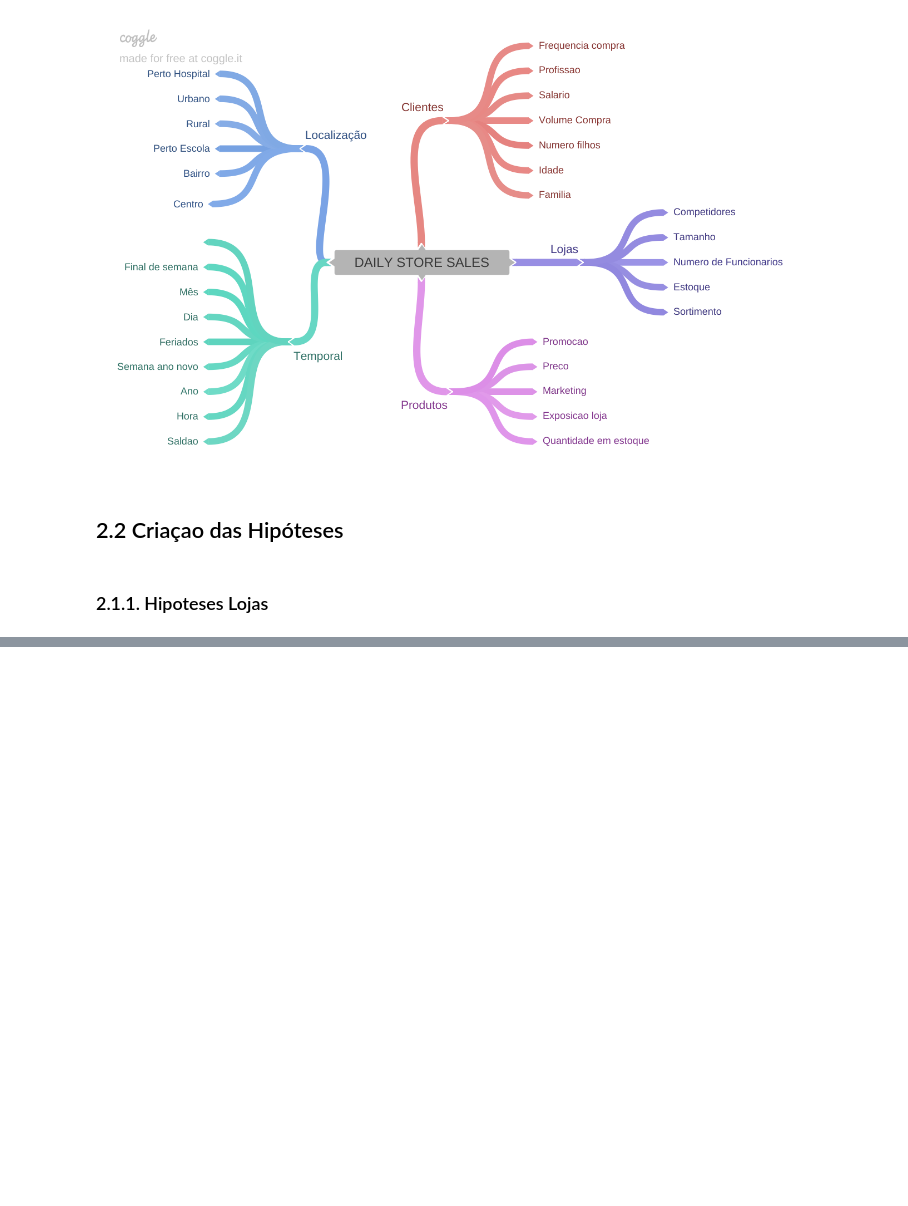
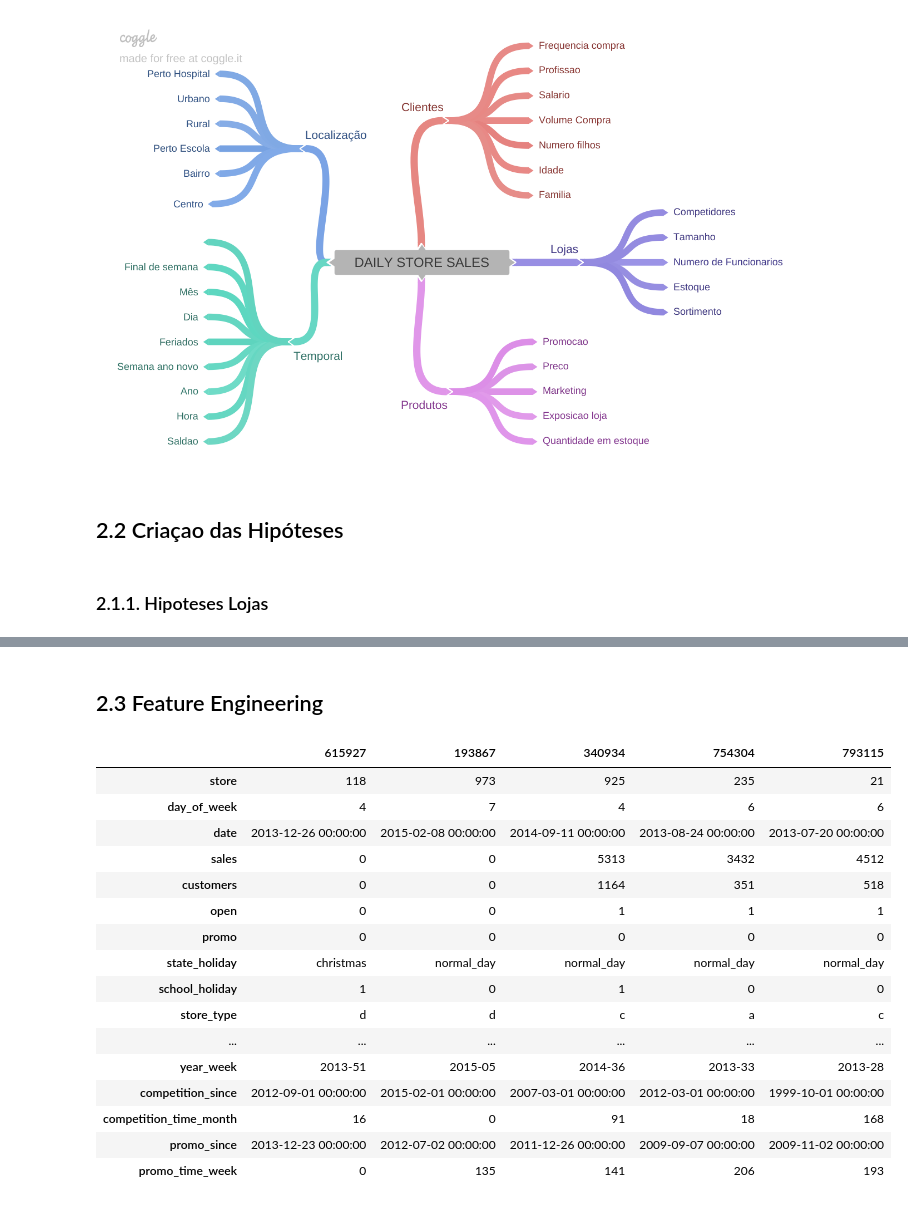
Before and after one commit to VanderCaneppelle/Rossmann-Sales-Forecast, a Jupyter notebook: m03_v1_store_sales_prediction.ipynb, the cells around one changed output, grey strips where cells are left out. Saved outputs shown, nothing was run; the diff lists cells and outputs as text; code cells hidden in the pictures; blank space fills up the shorter version.

```diff
--- a/m03_v1_store_sales_prediction.ipynb
+++ b/m03_v1_store_sales_prediction.ipynb
@@ -208,6 +208,8 @@ sns.boxplot(x='assortment' , y='sales' ,data=aux1 )
 [figure]
 # %% [markdown]
 # 2.0. PASSO 2 - FEATURE ENGINEERING
+# %%
+df2= df1.copy()
 # %% [markdown]
 ## 2.1 Mapa mental de Hipóteses
 # %%
@@ -224,0 +295,54 @@ Image('img\MindMapHypotesis.png')
+# %% [markdown]
+## 2.3 Feature Engineering
+# %%
+# year
+df2['year'] = df2['date'].dt.year
+# month
+df2['month'] = df2['date'].dt.month
+
+# day
+df2['day'] = df2['date'].dt.day
+
+# week of year
+df2['week_of_year'] = df2['date'].dt.weekofyear
+
+
+# year week
+df2['year_week'] = df2['date'].dt.strftime( '%Y-%W' )
+
+# competition since
+df2['competition_since'] = df2.apply(lambda x: datetime.datetime(year=x['competition_open_since_year'] , month= x['competition_open_since_month'], day= 1 ), axis=1 )
+
+df2['competition_time_month'] = ((df2['date'] - df2['competition_since']) / 30).apply(lambda x: x.days).astype(int)
+
+# promo since
+df2['promo_since'] = df2['promo2_since_year'].astype(str) + '-' + df2['promo2_since_week'].astype(str)
+df2['promo_since'] = df2['promo_since'].apply(lambda x: datetime.datetime.strptime(x + '-1', '%Y-%W-%w' ) - datetime.timedelta( days=7 ))
+
+df2['promo_time_week'] =  ((df2['date'] - df2['promo_since']) / 7).apply(lambda x: x.days).astype(int)
+
+# assorment
+df2['assortment'] = df2['assortment'].apply(lambda x: 'basic' if x == 'a' else 'extra' if x =='b' else 'extended')
+
+# state holiday
+df2['state_holiday'] = df2['state_holiday'].apply(lambda x: 'public_holiday' if x == 'a' else 'easter_holiday' if x== 'b' else 'christmas' if x =='c' else 'normal_day')
+# %%
+df2.sample(5).T
+# %% [output]
+|  | 615927 | 193867 | 340934 | 754304 | 793115 |
+| store | 118 | 973 | 925 | 235 | 21 |
+| day_of_week | 4 | 7 | 4 | 6 | 6 |
+| date | 2013-12-26 00:00:00 | 2015-02-08 00:00:00 | 2014-09-11 00:00:00 | 2013-08-24 00:00:00 | 2013-07-20 00:00:00 |
+| sales | 0 | 0 | 5313 | 3432 | 4512 |
+| customers | 0 | 0 | 1164 | 351 | 518 |
+| open | 0 | 0 | 1 | 1 | 1 |
+| promo | 0 | 0 | 0 | 0 | 0 |
+| state_holiday | christmas | normal_day | normal_day | normal_day | normal_day |
+| school_holiday | 1 | 0 | 1 | 0 | 0 |
+| store_type | d | d | c | a | c |
+| ... | ... | ... | ... | ... | ... |
+| year_week | 2013-51 | 2015-05 | 2014-36 | 2013-33 | 2013-28 |
+| competition_since | 2012-09-01 00:00:00 | 2015-02-01 00:00:00 | 2007-03-01 00:00:00 | 2012-03-01 00:00:00 | 1999-10-01 00:00:00 |
+| competition_time_month | 16 | 0 | 91 | 18 | 168 |
+| promo_since | 2013-12-23 00:00:00 | 2012-07-02 00:00:00 | 2011-12-26 00:00:00 | 2009-09-07 00:00:00 | 2009-11-02 00:00:00 |
+| promo_time_week | 0 | 135 | 141 | 206 | 193 |
```
Also changed, not shown: parts of 8 cells of this notebook.
